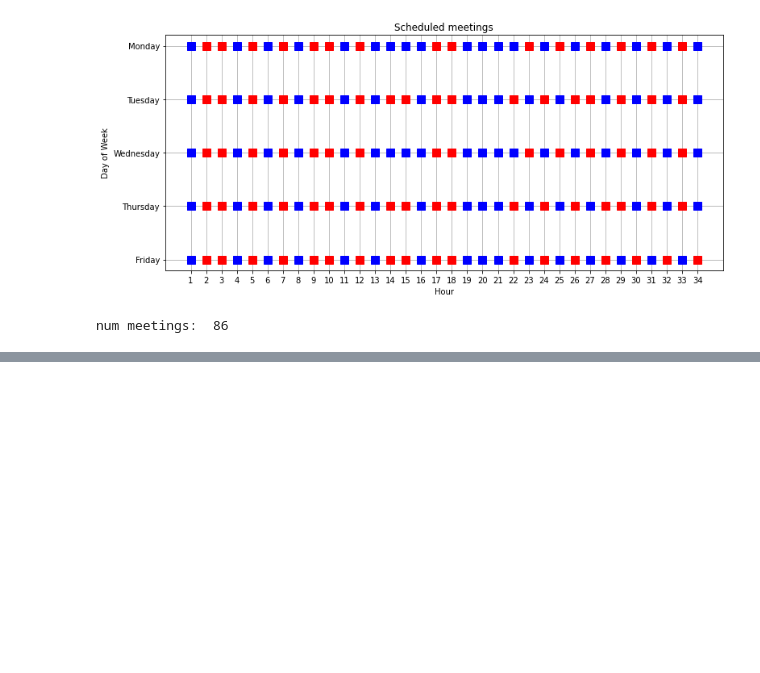
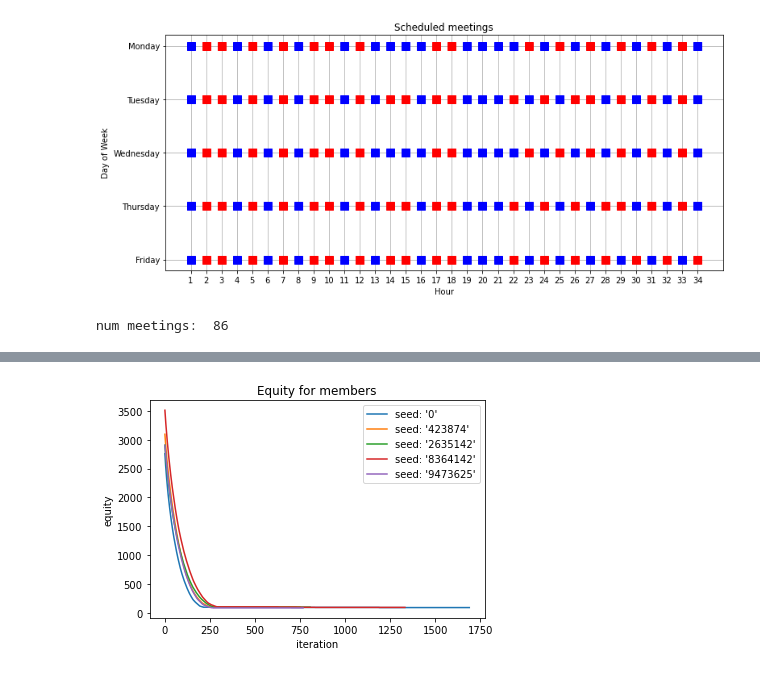
Before and after one commit to kevin51jiang/msci-435-project, a Jupyter notebook: solution_analysis.ipynb, the cells around one changed output, grey strips where cells are left out. Saved outputs shown, nothing was run; the diff lists cells and outputs as text; code cells hidden in the pictures; blank space fills up the shorter version.

```diff
--- a/solution_analysis.ipynb
+++ b/solution_analysis.ipynb
@@ -64,0 +209,6 @@ num meetings:  86
+# %%
+tabu_equity_members = pd.read_csv('data/tabusearch/equityHistory.csv')
+tabu_equity_members = tabu_equity_members.where(tabu_equity_members['seed']!='seed').dropna()
+tabu_equity_members['iteration'] = tabu_equity_members['iteration'].apply(ast.literal_eval)
+tabu_equity_members['equity'] = tabu_equity_members['equity'].apply(ast.literal_eval)
+tabu_equity_members
@@ -64,0 +229,4 @@ num meetings:  86
+# %%
+equity_chart(tabu_equity_members,seeds,'members')
+# %% [output]
+[figure, added]
```
Also changed, not shown: parts of 11 cells of this notebook, 2 other files.
